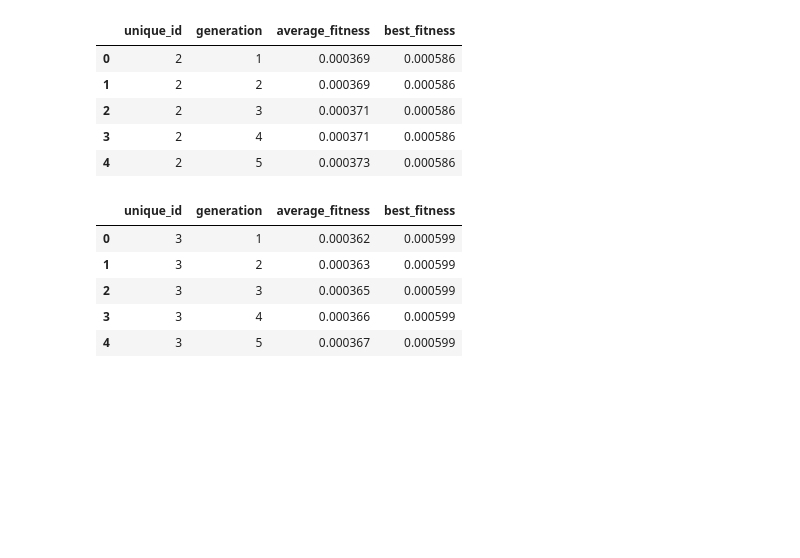
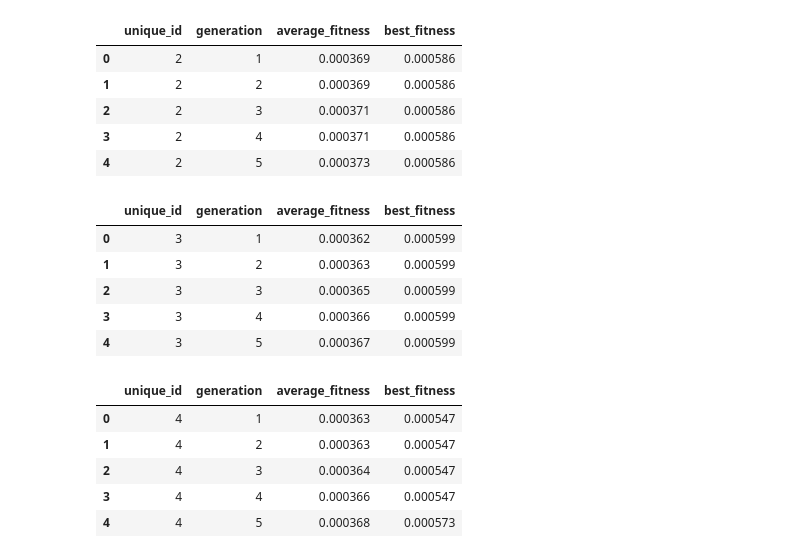
Before and after one commit to m-mathilde34/Traveling-Salesman-Analysis, a Jupyter notebook: notebooks/results_analysis.ipynb, the cells around one changed output. Saved outputs shown, nothing was run; the diff lists cells and outputs as text; code cells hidden in the pictures; blank space fills up the shorter version.

```diff
--- a/notebooks/results_analysis.ipynb
+++ b/notebooks/results_analysis.ipynb
@@ -41,3 +41,15 @@ dataframe3.head()
 | 2 | 3 | 3 | 0.000365 | 0.000599 |
 | 3 | 3 | 4 | 0.000366 | 0.000599 |
 | 4 | 3 | 5 | 0.000367 | 0.000599 |
+# %%
+filename4 = "4_GA_SimpleCities_004_Results.csv"
+
+dataframe4 = pd.read_csv(path_to_data + filename4)
+dataframe4.head()
+# %% [output]
+|  | unique_id | generation | average_fitness | best_fitness |
+| 0 | 4 | 1 | 0.000363 | 0.000547 |
+| 1 | 4 | 2 | 0.000363 | 0.000547 |
+| 2 | 4 | 3 | 0.000364 | 0.000547 |
+| 3 | 4 | 4 | 0.000366 | 0.000547 |
+| 4 | 4 | 5 | 0.000368 | 0.000573 |
```
Also changed, not shown: parts of 3 cells of this notebook, 4 other files.
